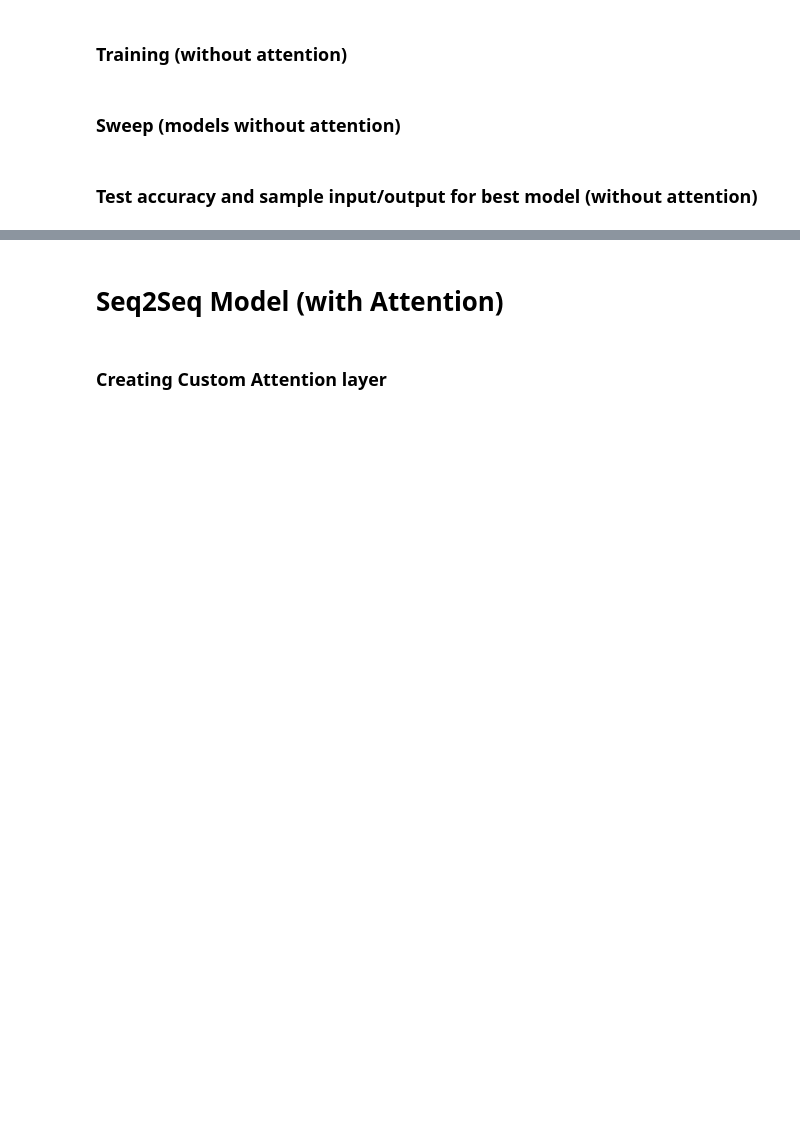
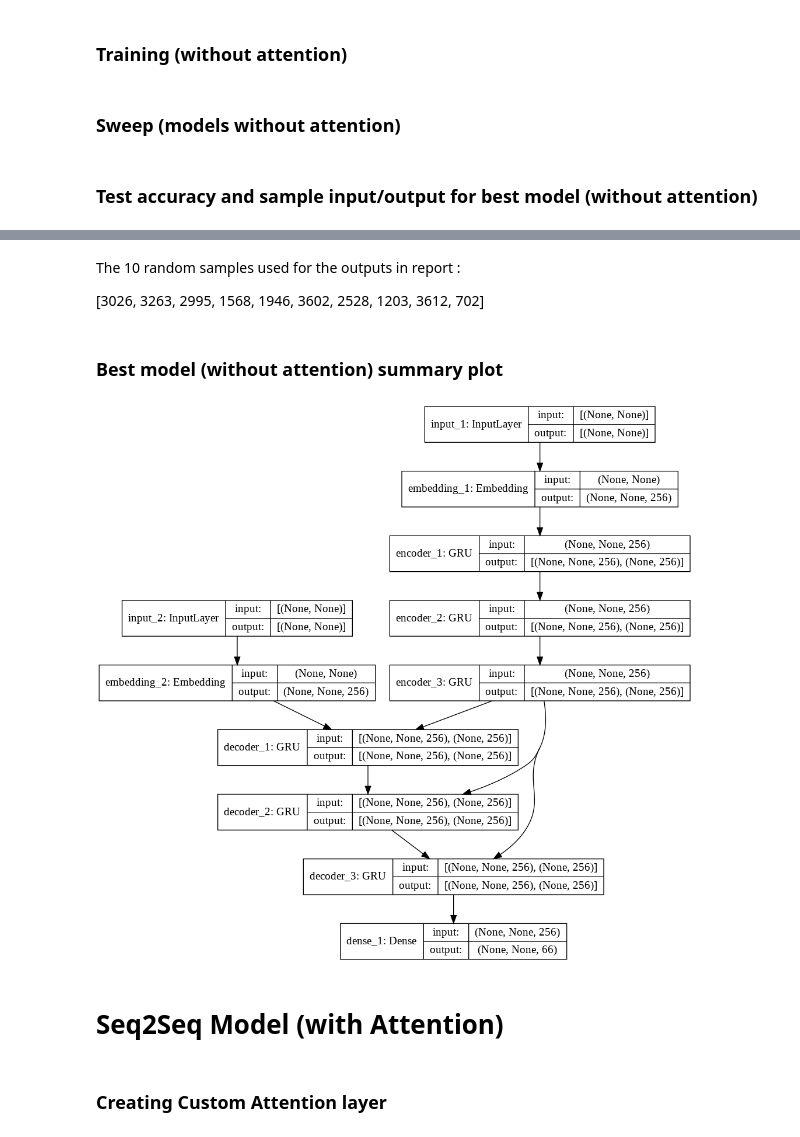
Before and after one commit to abisubramanya27/CS6910_Assignment3, a Jupyter notebook: src/Assignment3.ipynb, the cells around one changed output, grey strips where cells are left out. Cells and saved outputs as stored; diff of their text form; code cells hidden in the pictures; blank space fills up the shorter version.

```diff
--- a/src/Assignment3.ipynb
+++ b/src/Assignment3.ipynb
@@ -781,4 +887,17 @@ INPUT : swarnakal | TRUE OUTPUT : स्वर्णकाल
 ... (9 outputs left out)
+# %% [markdown]
+The 10 random samples used for the outputs in report :
+
+[3026, 3263, 2995, 1568, 1946, 3602, 2528, 1203, 3612, 702]
+# %% [markdown]
+### Best model (without attention) summary plot
+# %%
+# To visualise the best model (without attention) ------ NOTE!! Uncomment the above cell also before running this cell
+######################### UNCOMMENT BELOW CODE TO RUN ##########################
+
+plot_model(model1, show_shapes=True)
+# %% [output]
+[figure, added]
 # %% [markdown]
 # Seq2Seq Model (with Attention)
 # %% [markdown]
```
Also changed, not shown: parts of 39 cells of this notebook.
